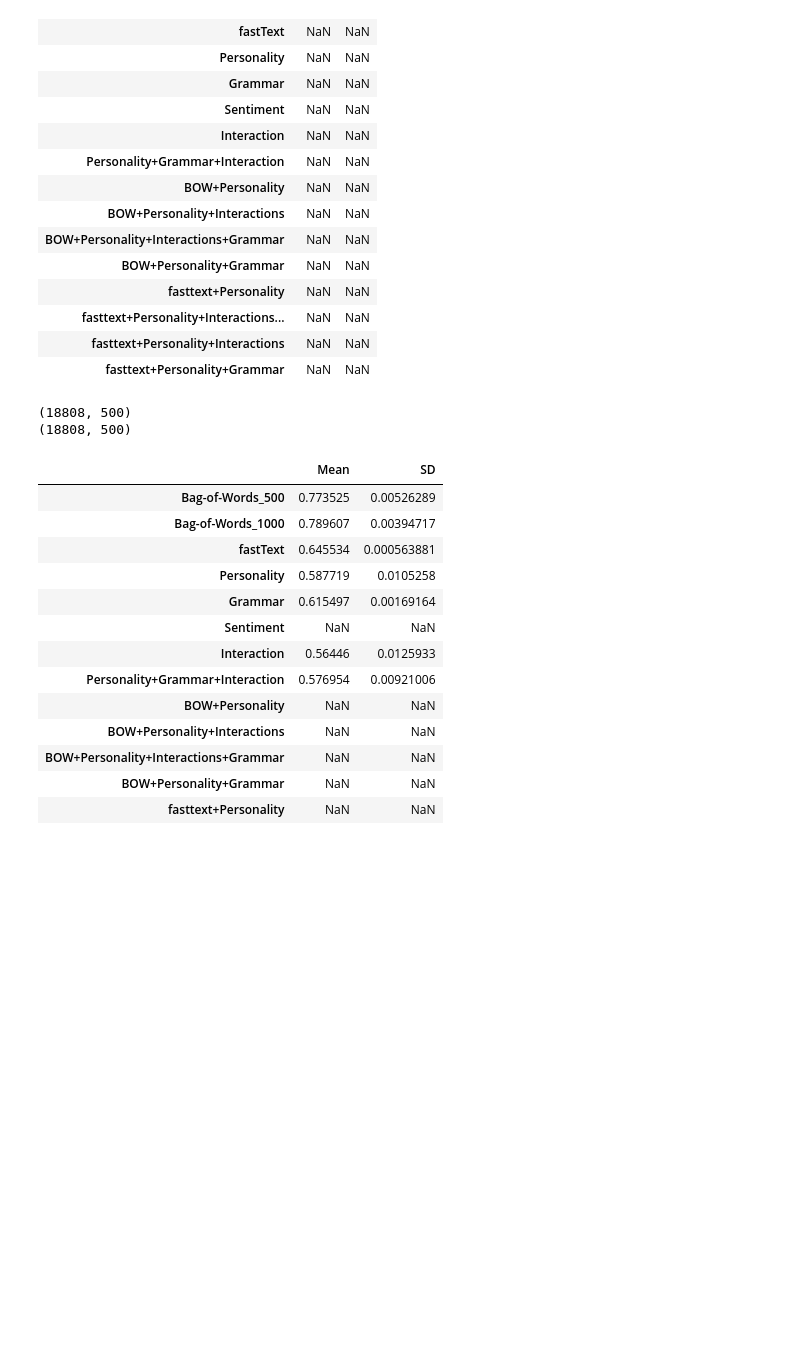
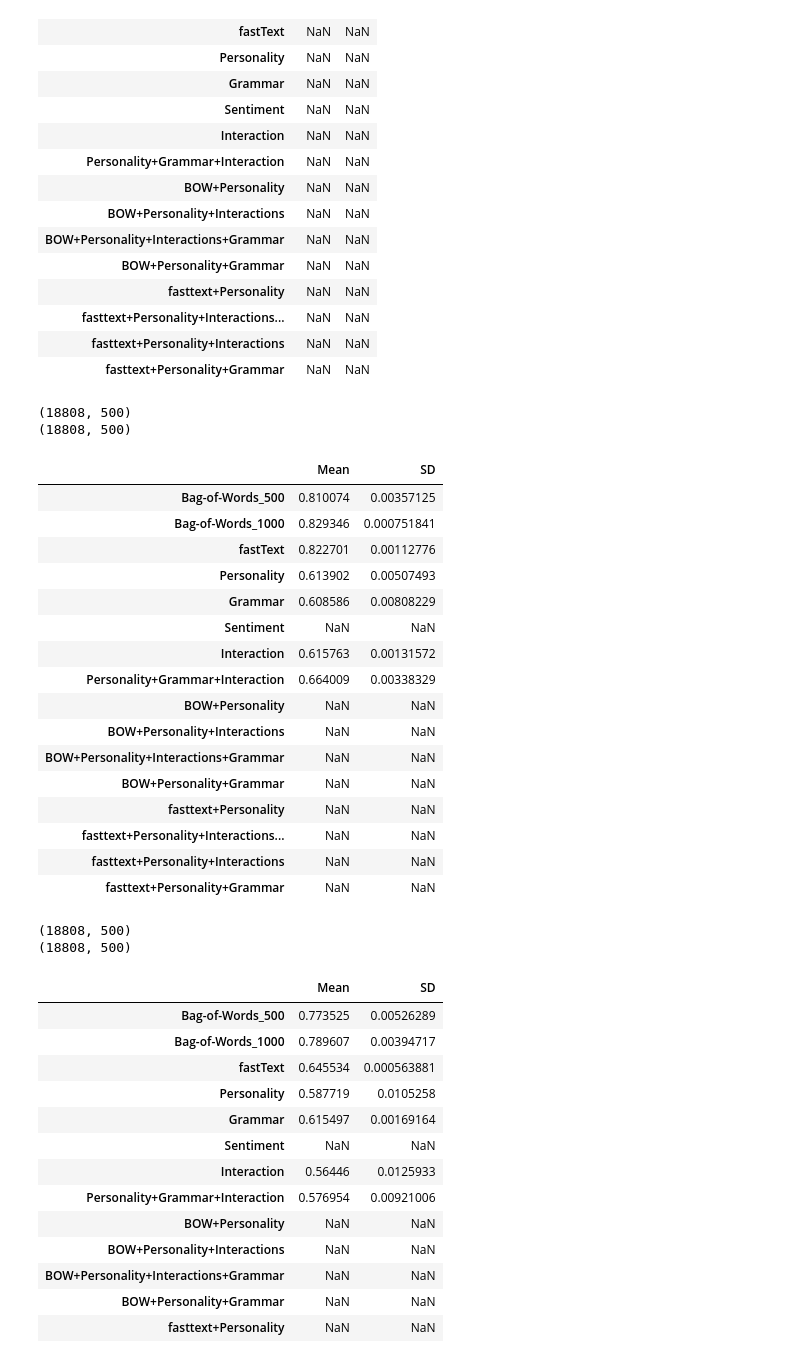
Before and after one commit to pegahbyte/capstone_project, a Jupyter notebook: Analysis_Full_Model.ipynb, the cells around one changed output. Saved outputs shown, nothing was run; the diff lists cells and outputs as text; code cells hidden in the pictures; blank space fills up the shorter version.

Commit message:
Added Ridge regression as a model

```diff
--- a/Analysis_Full_Model.ipynb
+++ b/Analysis_Full_Model.ipynb
@@ -294,6 +299,8 @@ def prediction(df, fasttext=False, size=500,
         #X_train, X_test, y_train, y_test = train_test_split(X, y, test_size = 0.2, random_state = seed)
     elif model=="nn":
         log = MLPClassifier()
+    elif model=="rc":
+        log = RidgeClassifierCV(alphas=[1e-7,1e-6,1e-5,1e-4,1e-3, 1e-2, 1e-1, 1])
     elif model=="svm":
         log = SVC(gamma='auto')
 
@@ -636,3 +641,26 @@ resu=create_results(result_df,2)
 # %%
 resu25 = create_results(result_df,10)
 resu25
+# %%
+resuRC = create_results2(result_df,2,model="rc")
+resuRC
+# %% [output]
+(18808, 500)
+(18808, 500)
+|  | Mean | SD |
+| Bag-of-Words_500 | 0.810074 | 0.00357125 |
+| Bag-of-Words_1000 | 0.829346 | 0.000751841 |
+| fastText | 0.822701 | 0.00112776 |
+| Personality | 0.613902 | 0.00507493 |
+| Grammar | 0.608586 | 0.00808229 |
+| Sentiment | NaN | NaN |
+| Interaction | 0.615763 | 0.00131572 |
+| Personality+Grammar+Interaction | 0.664009 | 0.00338329 |
+| BOW+Personality | NaN | NaN |
+| BOW+Personality+Interactions | NaN | NaN |
+| BOW+Personality+Interactions+Grammar | NaN | NaN |
+| BOW+Personality+Grammar | NaN | NaN |
+| fasttext+Personality | NaN | NaN |
+| fasttext+Personality+Interactions... | NaN | NaN |
+| fasttext+Personality+Interactions | NaN | NaN |
+| fasttext+Personality+Grammar | NaN | NaN |
```
Also changed, not shown: parts of 4 cells of this notebook.
